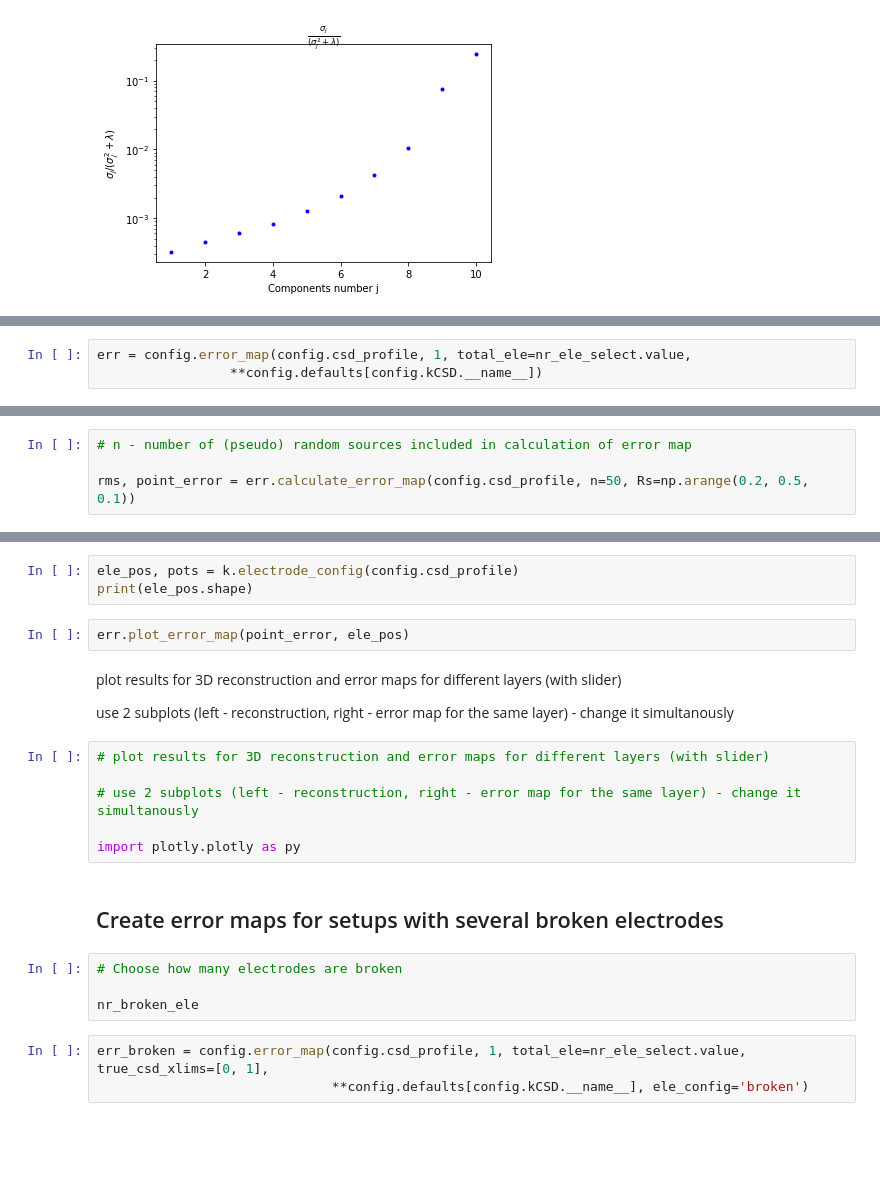
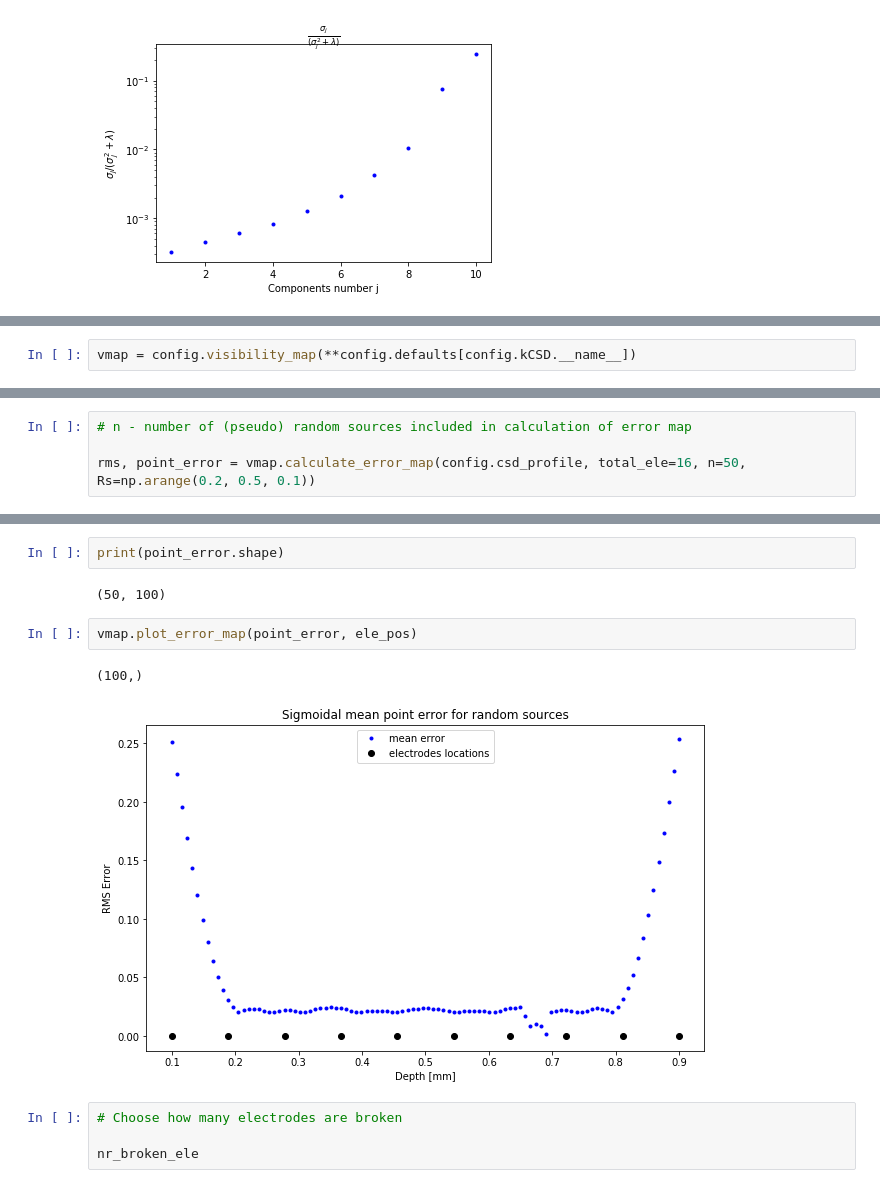
Before and after one commit to Neuroinflab/kCSD-python, a Jupyter notebook: tutorials/kcsd_tutorial.ipynb, the cells around one changed output, grey strips where cells are left out. Drawn from its saved outputs; the diff is of its cells as text; blank space fills up the shorter version.

Commit message:
error_map renamed to visibility_map

```diff
--- a/tutorials/kcsd_tutorial.ipynb
+++ b/tutorials/kcsd_tutorial.ipynb
@@ -98,5 +98,4 @@ Error maps
 ------
 # %%
-err = config.error_map(config.csd_profile, 1, total_ele=nr_ele_select.value,
-                 **config.defaults[config.kCSD.__name__])
+vmap = config.visibility_map(**config.defaults[config.kCSD.__name__])
 # %% [markdown]
@@ -106,4 +105,4 @@ It may take a few minutes.
 # %%
 # n - number of (pseudo) random sources included in calculation of error map
 
-rms, point_error = err.calculate_error_map(config.csd_profile, n=50, Rs=np.arange(0.2, 0.5, 0.1))
+rms, point_error = vmap.calculate_error_map(config.csd_profile, total_ele=16, n=50, Rs=np.arange(0.2, 0.5, 0.1))
@@ -110,26 +127,13 @@ rms, point_error = err.calculate_error_map(config.csd_profile, n=50, Rs=np.arang
-# %%
-ele_pos, pots = k.electrode_config(config.csd_profile)
-print(ele_pos.shape)
+# %%
+print(point_error.shape)
+# %% [output]
+(50, 100)
 # %%
-err.plot_error_map(point_error, ele_pos)
+vmap.plot_error_map(point_error, ele_pos)
+# %% [output]
+(100,)
+[figure, added]
-# %% [markdown]
-plot results for 3D reconstruction and error maps for different layers (with slider)
-
-
-use 2 subplots (left - reconstruction, right - error map for the same layer) - change it simultanously
-# %%
-# plot results for 3D reconstruction and error maps for different layers (with slider)
-
-# use 2 subplots (left - reconstruction, right - error map for the same layer) - change it simultanously
-
-import plotly.plotly as py
-# %% [markdown]
-Create error maps for setups with several broken electrodes
-------
 # %%
 # Choose how many electrodes are broken
 
 nr_broken_ele
-# %%
-err_broken = config.error_map(config.csd_profile, 1, total_ele=nr_ele_select.value, true_csd_xlims=[0, 1],
-                              **config.defaults[config.kCSD.__name__], ele_config='broken')
```
Also changed, not shown: parts of 12 cells of this notebook, 5 other files.
